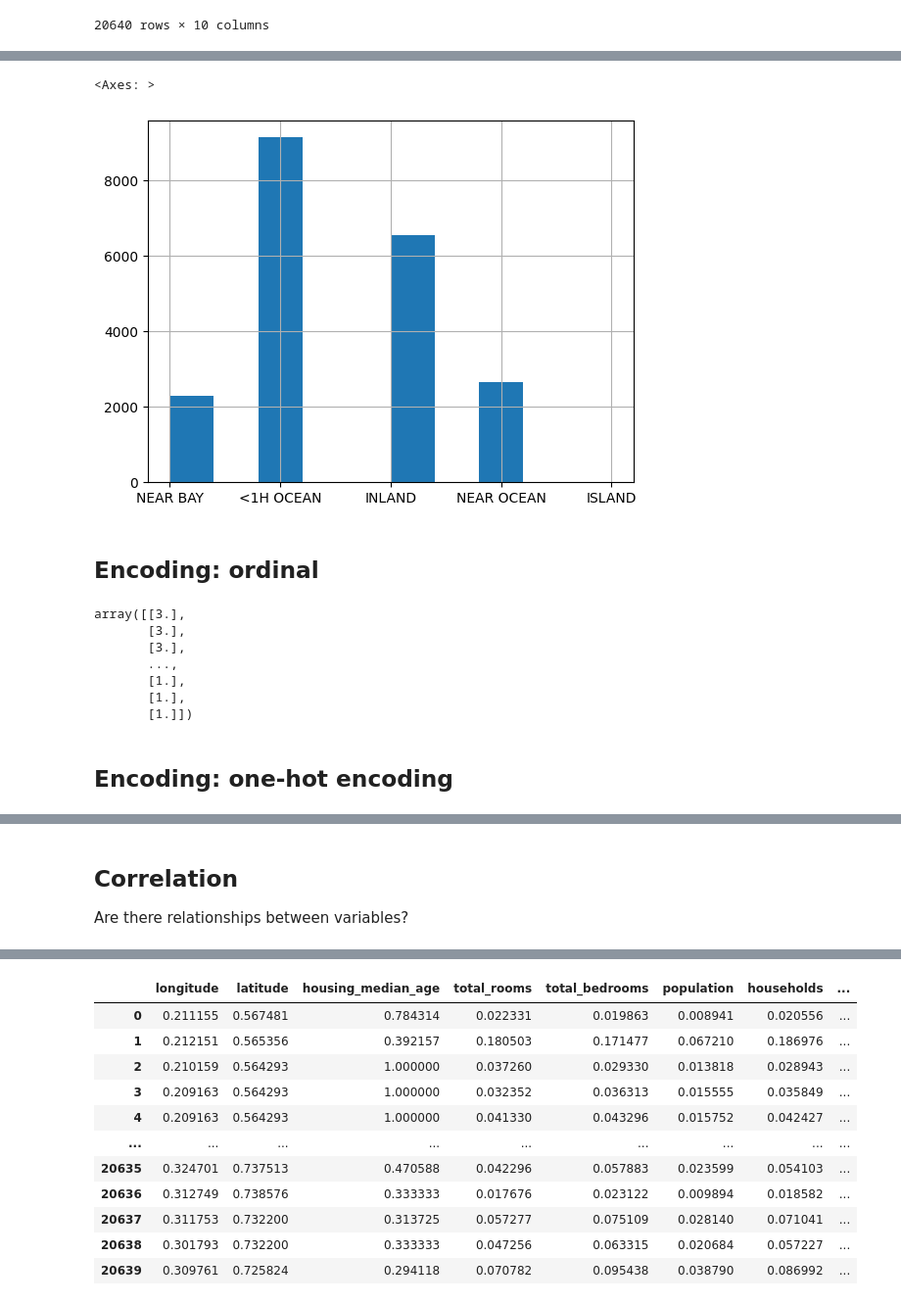
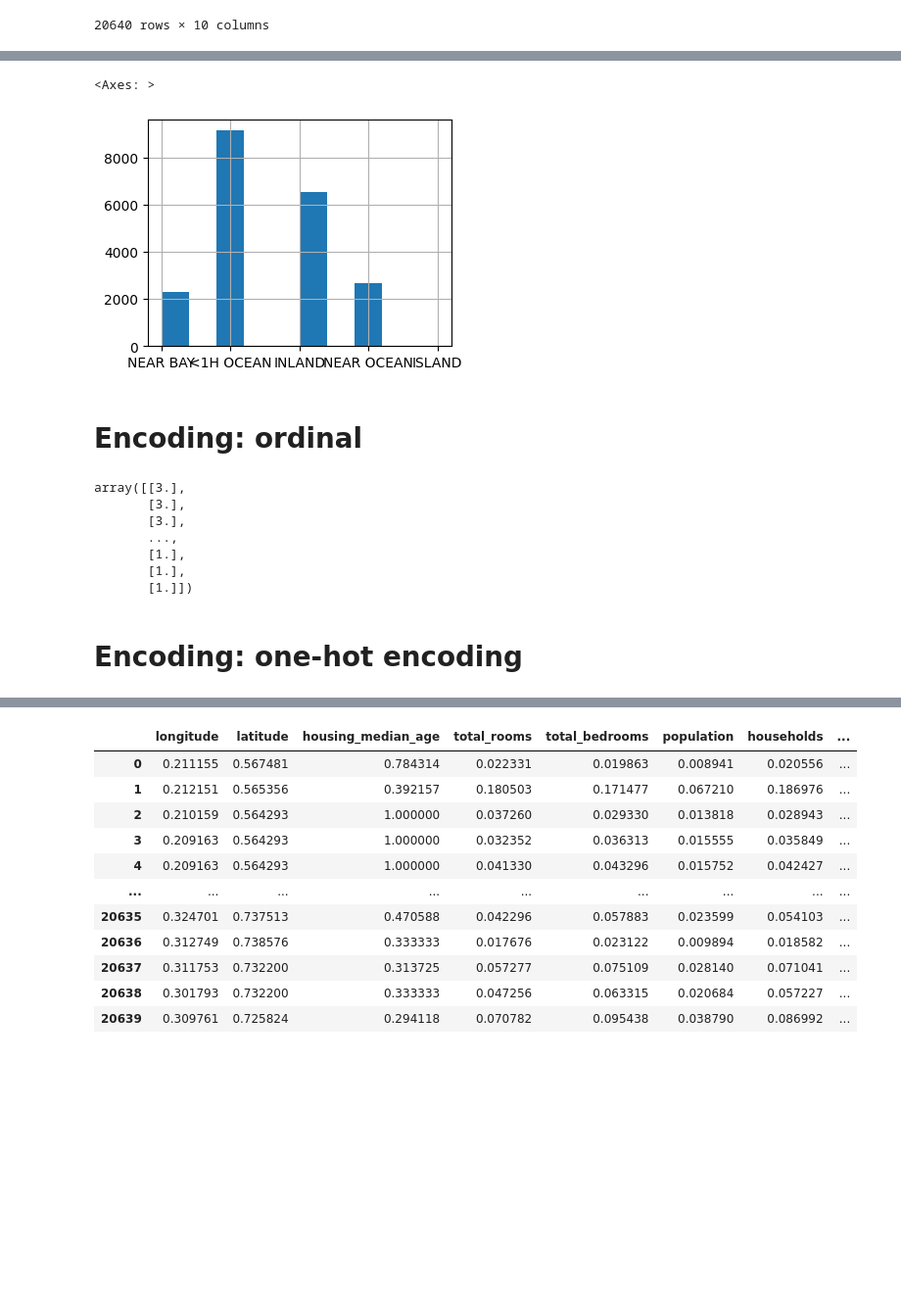
Before and after one commit to w4bo/AA2425-unibo-mldm, a Jupyter notebook: slides/lab-04-housing.ipynb, the cells around one changed output, grey strips where cells are left out. Shown at 98% size. Saved outputs shown, nothing was run; the diff lists cells and outputs as text; code cells hidden in the pictures; blank space fills up the shorter version.

```diff
--- a/slides/lab-04-housing.ipynb
+++ b/slides/lab-04-housing.ipynb
@@ -105,9 +117,10 @@ dtype: int64
-# %%
-df["ocean_proximity"].hist()
-# %% [output]
-<Axes: >
-[figure, removed]
+# %%
+plt.figure(figsize=(4, 3))
+df["ocean_proximity"].hist()
+# %% [output]
+<Axes: >
+[figure, added]
 # %% [markdown]
-## Encoding: ordinal
+# Encoding: ordinal
 # %%
 from sklearn.preprocessing import OrdinalEncoder
@@ -123,5 +136,5 @@ array([[3.],
        [1.],
        [1.]])
 # %% [markdown]
-## Encoding: one-hot encoding
+# Encoding: one-hot encoding
 # %%
@@ -141,7 +153,3 @@ y
 | 20638 | False | True | False | False | ... |
 | 20639 | False | True | False | False | ... |
 20640 rows × 5 columns
-# %% [markdown]
-## Correlation
-
-Are there relationships between variables?
```
Also changed, not shown: parts of 20 cells of this notebook.
